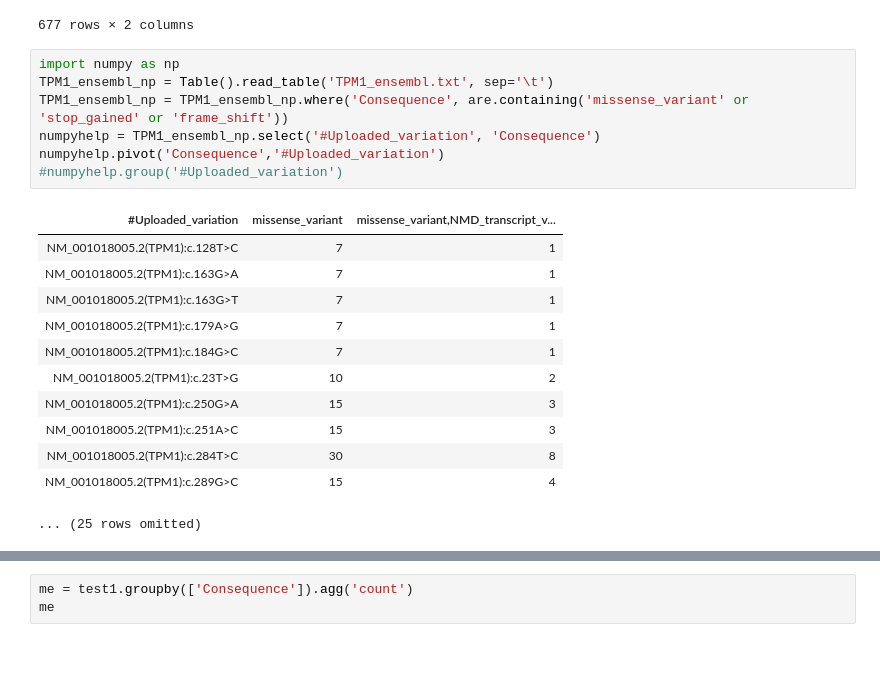
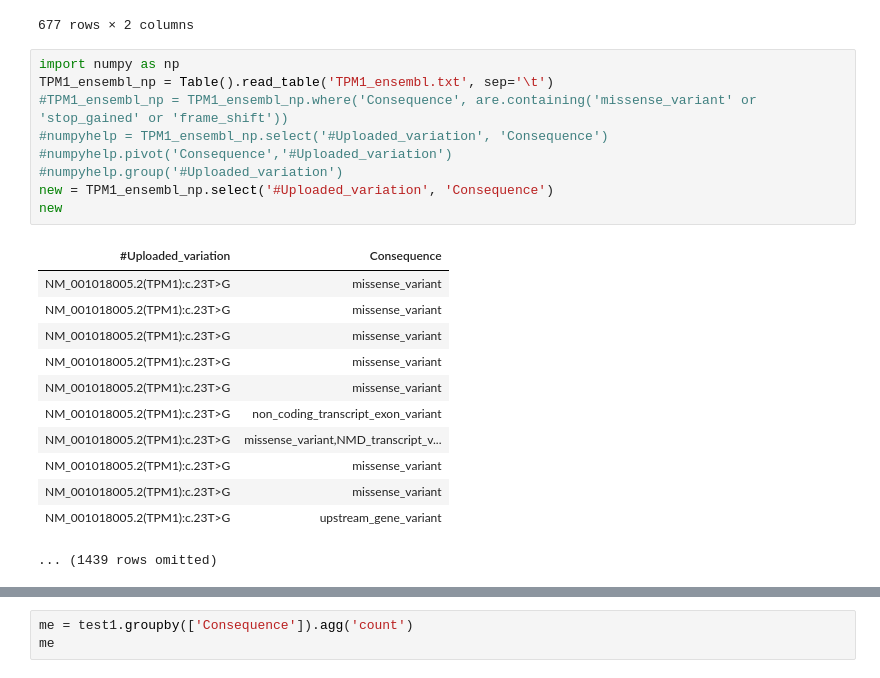
Before and after one commit to hannahmarieaguilar/Data-for-Project-, a Jupyter notebook: DATA/TPM1.ipynb, the cells around one changed output, grey strips where cells are left out. Saved outputs shown, nothing was run; the diff lists cells and outputs as text.

```diff
--- a/DATA/TPM1.ipynb
+++ b/DATA/TPM1.ipynb
@@ -117,23 +117,25 @@ test1
 | 1446 | NM_001018005.2(TPM1):c.749A>T | missense_variant |
 | 1447 | NM_001018005.2(TPM1):c.749A>T | missense_variant,NMD_transcript_v... |
 677 rows × 2 columns
-# %%
-import numpy as np
-TPM1_ensembl_np = Table().read_table('TPM1_ensembl.txt', sep='\t')
-TPM1_ensembl_np = TPM1_ensembl_np.where('Consequence', are.containing('missense_variant' or 'stop_gained' or 'frame_shift'))
-numpyhelp = TPM1_ensembl_np.select('#Uploaded_variation', 'Consequence')
-numpyhelp.pivot('Consequence','#Uploaded_variation')
-#numpyhelp.group('#Uploaded_variation')
-# %% [output]
-| #Uploaded_variation | missense_variant | missense_variant,NMD_transcript_v... |
-| NM_001018005.2(TPM1):c.128T>C | 7 | 1 |
-| NM_001018005.2(TPM1):c.163G>A | 7 | 1 |
-| NM_001018005.2(TPM1):c.163G>T | 7 | 1 |
-| NM_001018005.2(TPM1):c.179A>G | 7 | 1 |
-| NM_001018005.2(TPM1):c.184G>C | 7 | 1 |
-| NM_001018005.2(TPM1):c.23T>G | 10 | 2 |
-| NM_001018005.2(TPM1):c.250G>A | 15 | 3 |
-| NM_001018005.2(TPM1):c.251A>C | 15 | 3 |
-| NM_001018005.2(TPM1):c.284T>C | 30 | 8 |
-| NM_001018005.2(TPM1):c.289G>C | 15 | 4 |
-... (25 rows omitted)
+# %%
+import numpy as np
+TPM1_ensembl_np = Table().read_table('TPM1_ensembl.txt', sep='\t')
+#TPM1_ensembl_np = TPM1_ensembl_np.where('Consequence', are.containing('missense_variant' or 'stop_gained' or 'frame_shift'))
+#numpyhelp = TPM1_ensembl_np.select('#Uploaded_variation', 'Consequence')
+#numpyhelp.pivot('Consequence','#Uploaded_variation')
+#numpyhelp.group('#Uploaded_variation')
+new = TPM1_ensembl_np.select('#Uploaded_variation', 'Consequence')
+new
+# %% [output]
+| #Uploaded_variation | Consequence |
+| NM_001018005.2(TPM1):c.23T>G | missense_variant |
+| NM_001018005.2(TPM1):c.23T>G | missense_variant |
+| NM_001018005.2(TPM1):c.23T>G | missense_variant |
+| NM_001018005.2(TPM1):c.23T>G | missense_variant |
+| NM_001018005.2(TPM1):c.23T>G | missense_variant |
+| NM_001018005.2(TPM1):c.23T>G | non_coding_transcript_exon_variant |
+| NM_001018005.2(TPM1):c.23T>G | missense_variant,NMD_transcript_v... |
+| NM_001018005.2(TPM1):c.23T>G | missense_variant |
+| NM_001018005.2(TPM1):c.23T>G | missense_variant |
+| NM_001018005.2(TPM1):c.23T>G | upstream_gene_variant |
+... (1439 rows omitted)
```
Also changed, not shown: parts of 3 cells of this notebook.
